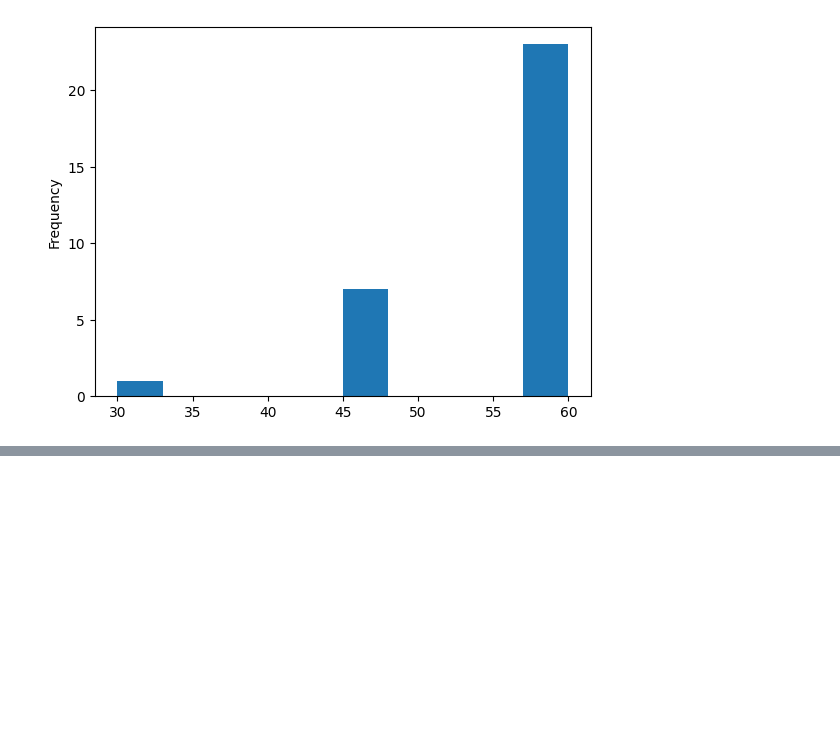
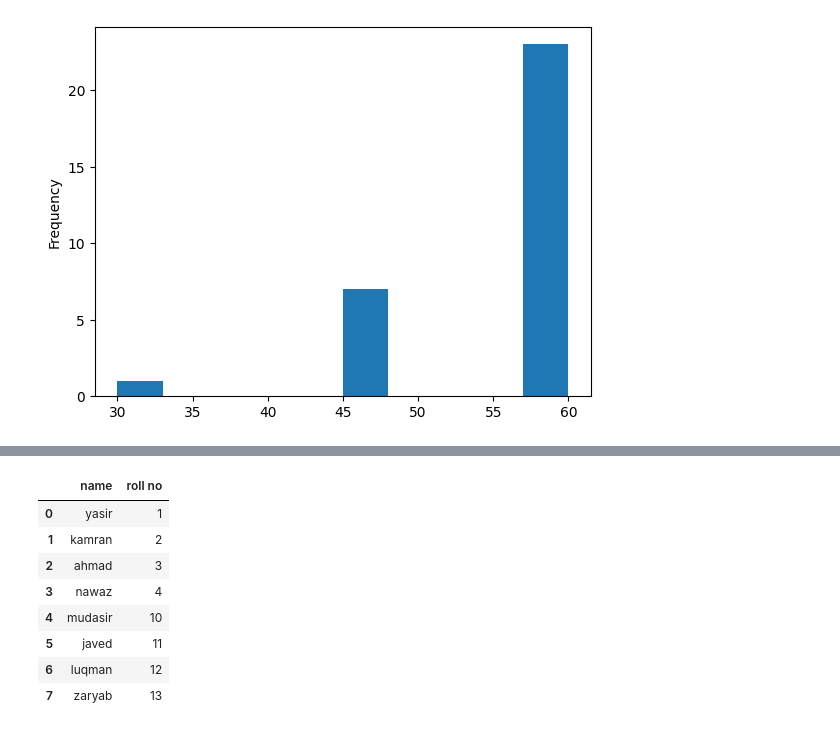
Before and after one commit to tahseen2003/python, a Jupyter notebook: practice.ipynb, the cells around one changed output, grey strips where cells are left out. Drawn from its saved outputs; the diff is of its cells as text; code cells hidden in the pictures; blank space fills up the shorter version.

```diff
--- a/practice.ipynb
+++ b/practice.ipynb
@@ -561,0 +619,19 @@ plt.show()
+# %%
+# concat() : is used to join data frames but vertically not like join horizantially.
+class5th=pd.DataFrame({"name":["yasir","kamran","ahmad","nawaz"],"roll no":[1,2,3,4]})
+class6th=pd.DataFrame({"name":["mudasir","javed","luqman","zaryab"],"roll no":[10,11,12,13]})
+result= pd.concat([class5th,class6th])
+result
+# if we want to ignore index which is repeating in this function. we will use ignore_index=true.
+result= pd.concat([class5th,class6th],ignore_index=True)
+result
+# %% [output]
+|  | name | roll no |
+| 0 | yasir | 1 |
+| 1 | kamran | 2 |
+| 2 | ahmad | 3 |
+| 3 | nawaz | 4 |
+| 4 | mudasir | 10 |
+| 5 | javed | 11 |
+| 6 | luqman | 12 |
+| 7 | zaryab | 13 |
```
Also changed, not shown: parts of 4 cells of this notebook, 1 other file.
